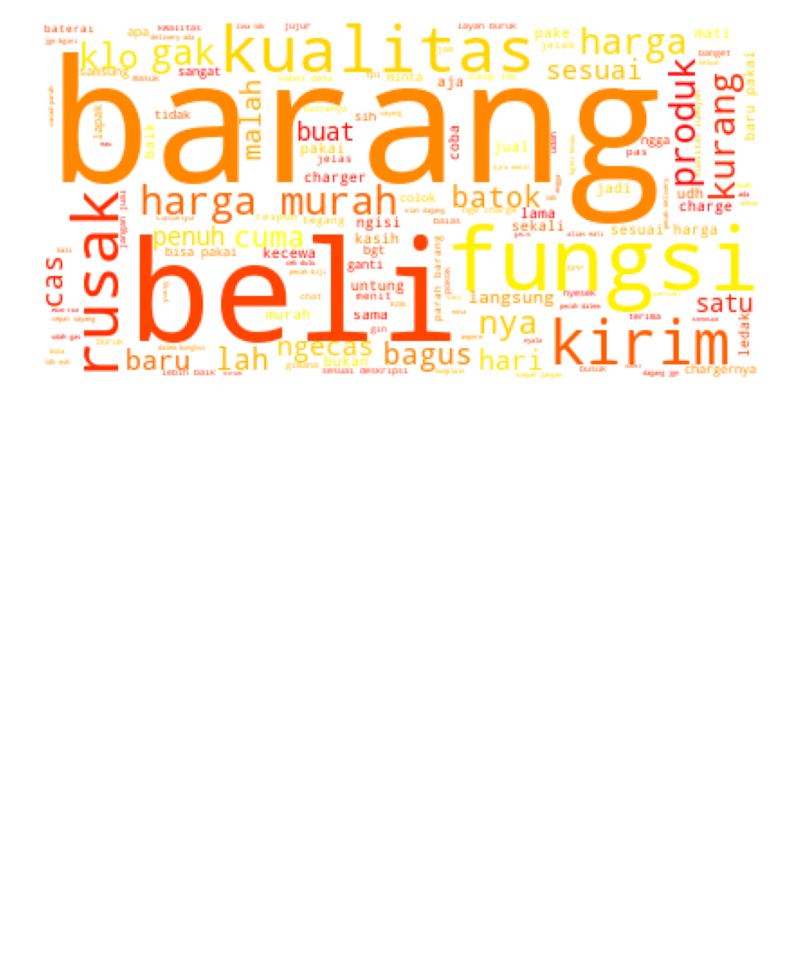
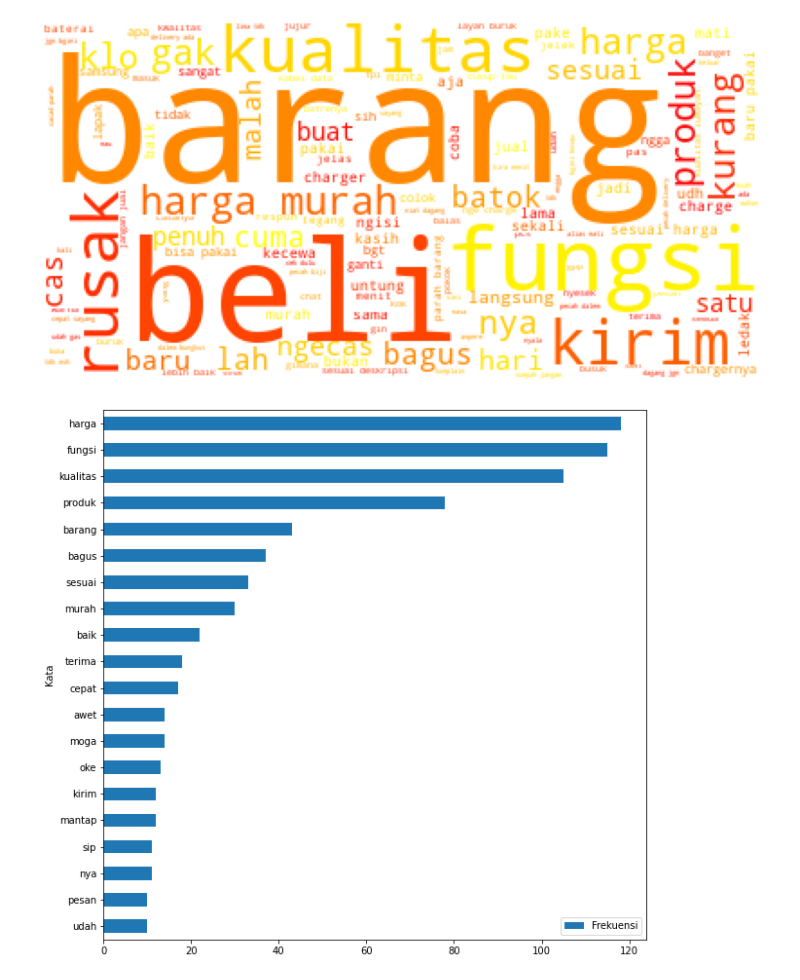
Before and after one commit to anisaiue/Data-Product_Final-Task-Bootcamp-QTI, a Jupyter notebook: Sentimen Analysis.ipynb, the cells around one changed output. Cells and saved outputs as stored; diff of their text form; code cells hidden in the pictures; blank space fills up the shorter version.

```diff
--- a/Sentimen Analysis.ipynb
+++ b/Sentimen Analysis.ipynb
@@ -168,4 +168,7 @@ hasil_tokenisasi = word_tokenize(teks_positif)
 frekuensi_kata = list(FreqDist([hasil.lower() for hasil in hasil_tokenisasi]).items())
 frekuensi_kata = pd.DataFrame(frekuensi_kata, columns=['Kata', 'Frekuensi'])
 # %%
-frekuensi_kata.sort_values(by='Frekuensi', ascending=True).plot.barh(x='Kata', y='Frekuensi', figsize=(10,10));
+orderfreqP = frekuensi_kata.sort_values(by='Frekuensi', ascending=False)
+orderfreqP.iloc[:20].sort_values(by='Frekuensi', ascending=True).plot.barh(x='Kata', y='Frekuensi', figsize=(10,10));
+# %% [output]
+[figure, added]
```
Also changed, not shown: parts of 6 cells of this notebook, 1 other file.
